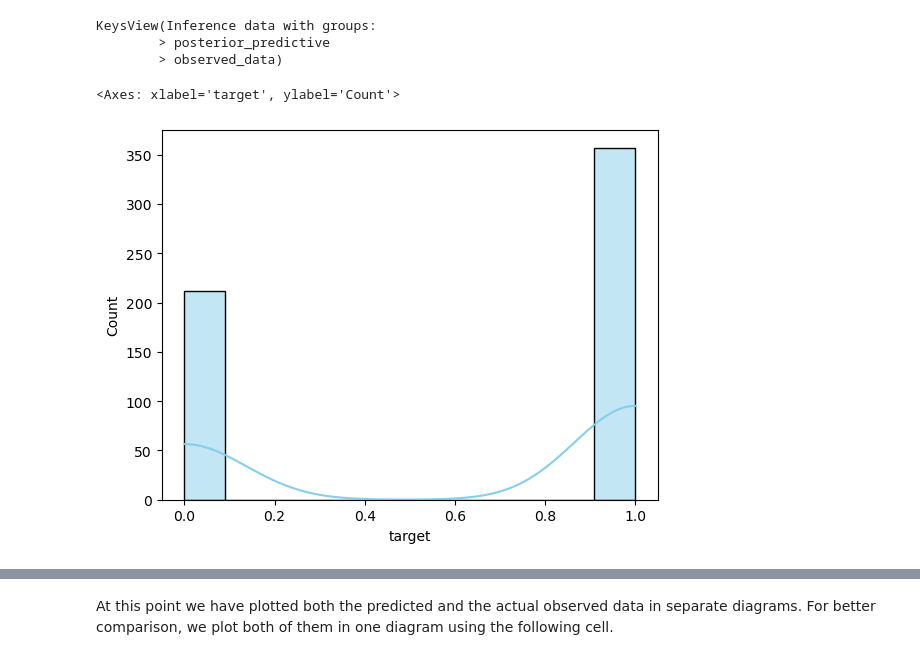
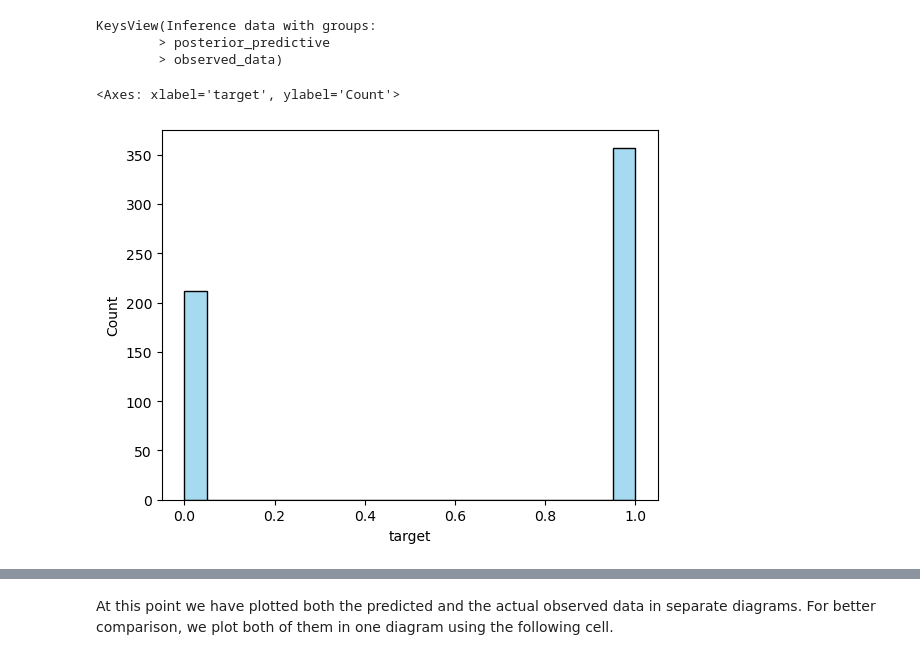
Before and after one commit to pbarriolo/Sampling-Methods-MCMC-Project, a Jupyter notebook: svgd_cleaned.ipynb, the cells around one changed output, grey strips where cells are left out. Saved outputs shown, nothing was run; the diff lists cells and outputs as text; code cells hidden in the pictures.

```diff
--- a/svgd_cleaned.ipynb
+++ b/svgd_cleaned.ipynb
@@ -569,10 +861,10 @@ KeysView(Inference data with groups:
         > observed_data)
 # %%
 # Plot observed data
-sns.histplot(data=df['target'], color="skyblue", label="Observed Data", kde=True)
+sns.histplot(data=df['target'], color="skyblue", label="Observed Data", kde=False, bins = 20)
 # %% [output]
 <Axes: xlabel='target', ylabel='Count'>
-[figure, old version]
+[figure, new version]
 # %%
 # Plot predicted data
 posterior_predictive = posterior_predictive.posterior_predictive
```
Also changed, not shown: parts of 39 cells of this notebook.
